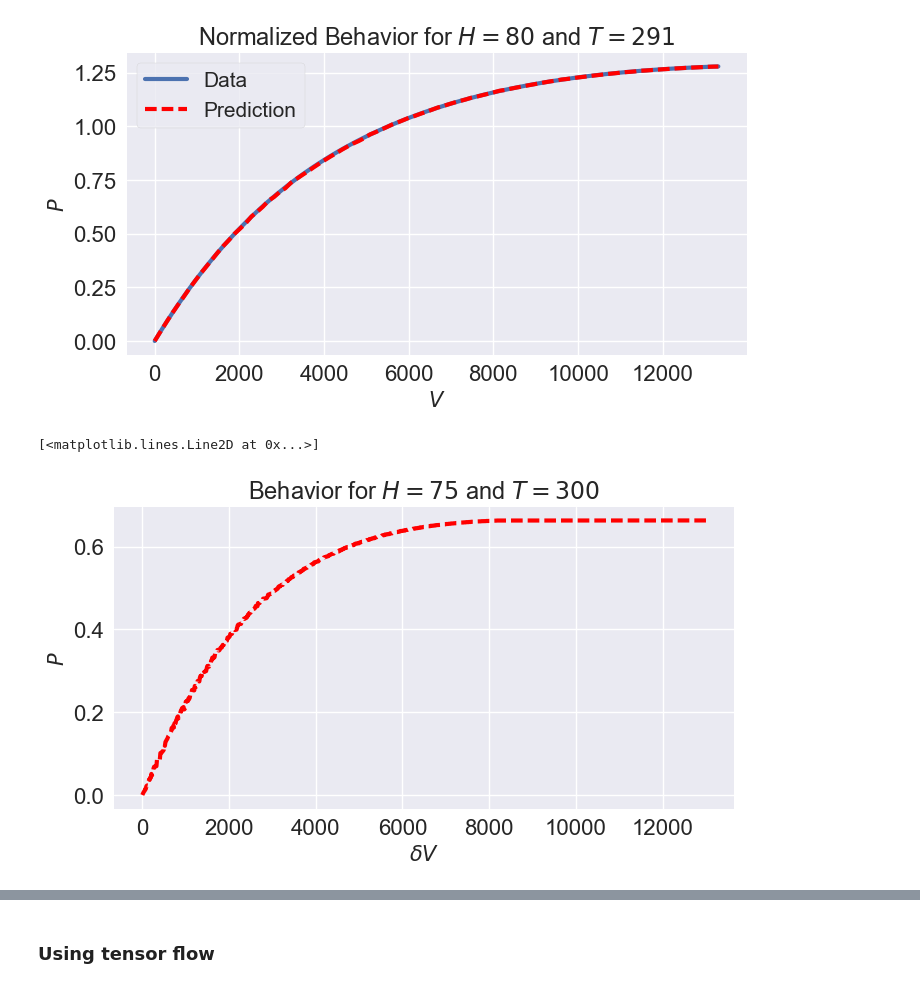
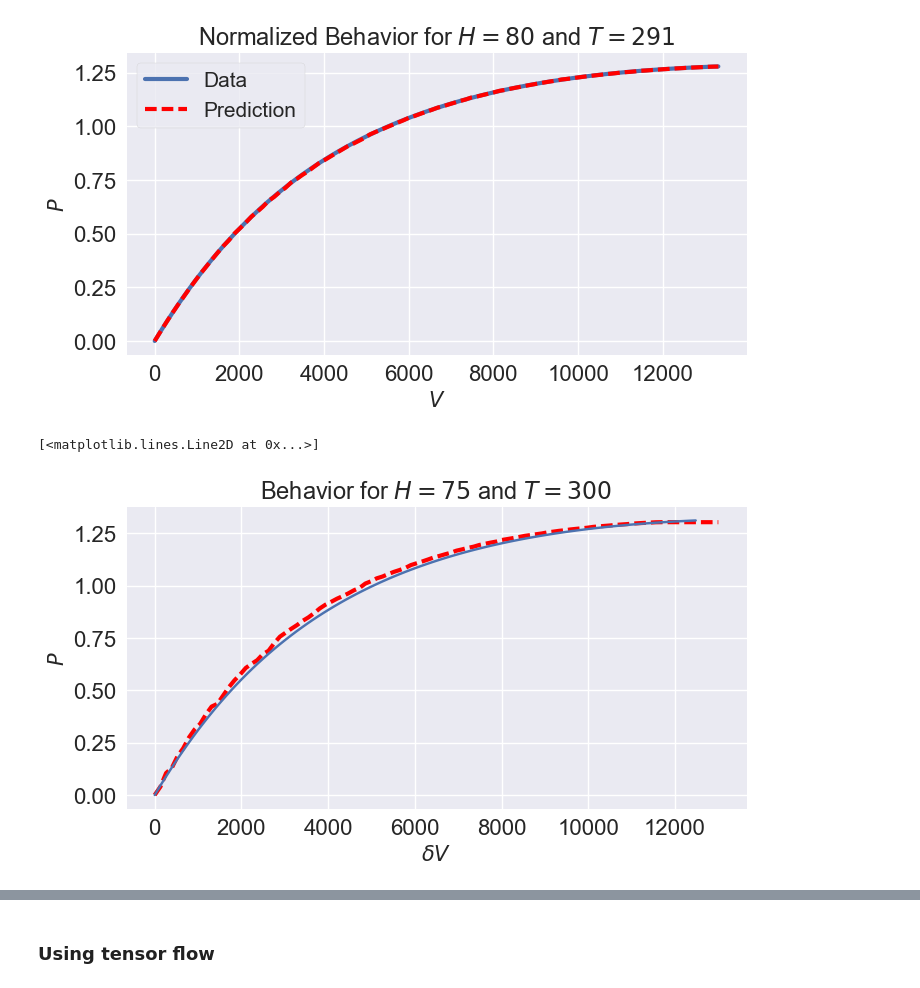
Before and after one commit to matheuscfernandes/mechanics-ml, a Jupyter notebook: SoftActuator/Notebook1.ipynb, the cells around one changed output, grey strips where cells are left out. Cells and saved outputs as stored; diff of their text form; code cells hidden in the pictures.

```diff
--- a/SoftActuator/Notebook1.ipynb
+++ b/SoftActuator/Notebook1.ipynb
@@ -74,9 +74,9 @@ for dirr in dirs:
 
             if PVK=='PV': #file PV: col0 V; col1 P
                 V=data[:,0]-min(data[:,0])
-                V2=V**2
-                V3=V**3
-                V4=V**4
+#                 V2=V**2
+#                 V3=V**3
+#                 V4=V**4
                 P=data[:,1]
                 dataAll=np.column_stack((H,T,V,P))
                 try: dataPAll=np.vstack((dataPAll,dataAll))
@@ -144,15 +145,16 @@ plt.legend()
 [figure]
 # %%
 H=75;T=300
-V=linspace(0,13000,1000)
+V=linspace(0,13000,100)
 HAll=H+V*0
-TAll=H+V*0
+TAll=T+V*0
 dataPredict=np.column_stack((HAll,TAll,V))
 P_p=MLP.predict(dataPredict)
 plt.title(r'Behavior for $H=75$ and $T=300$')
 plt.xlabel(r'$\delta V$')
 plt.ylabel(r'$P$')
 plt.plot(V,P_p,'r--',label='Prediction',lw=3)
+plt.plot(data2[:,0],data2[:,1])
 # %% [output]
 [<matplotlib.lines.Line2D at 0x...>]
-[figure, old version]
+[figure, new version]
```
Also changed, not shown: parts of 3 cells of this notebook.
